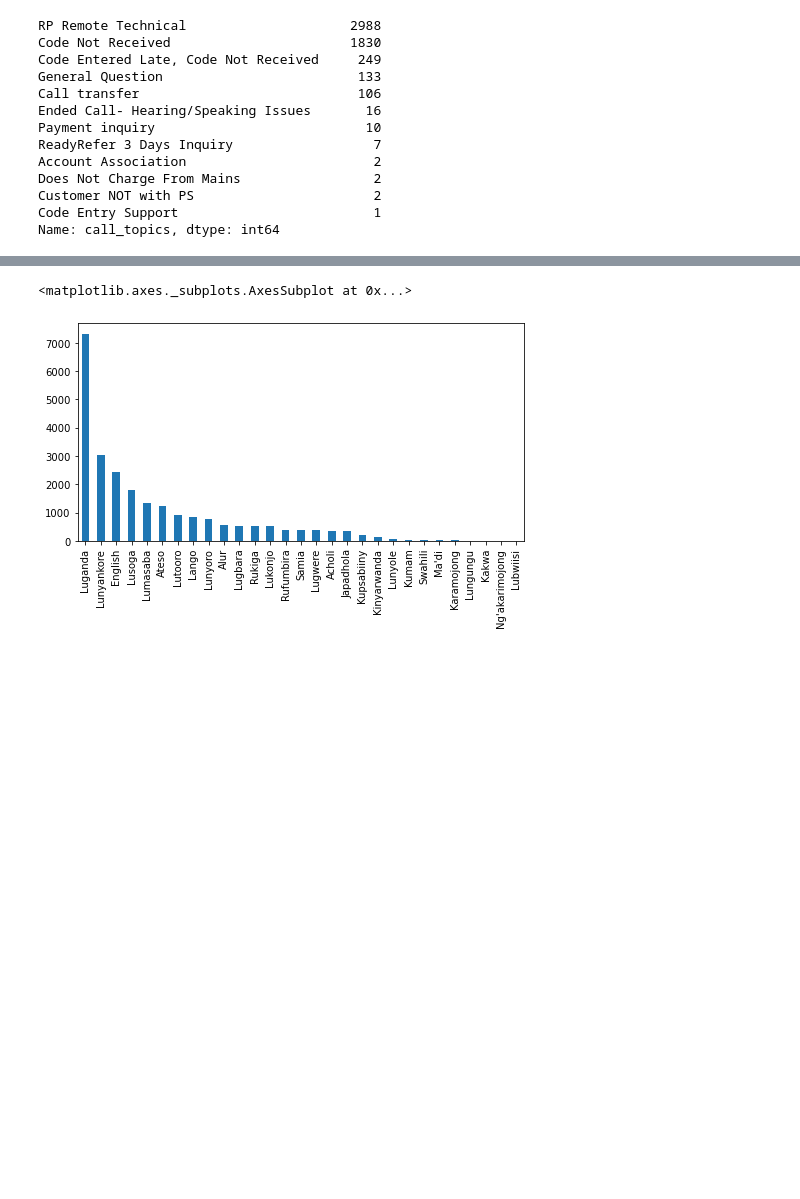
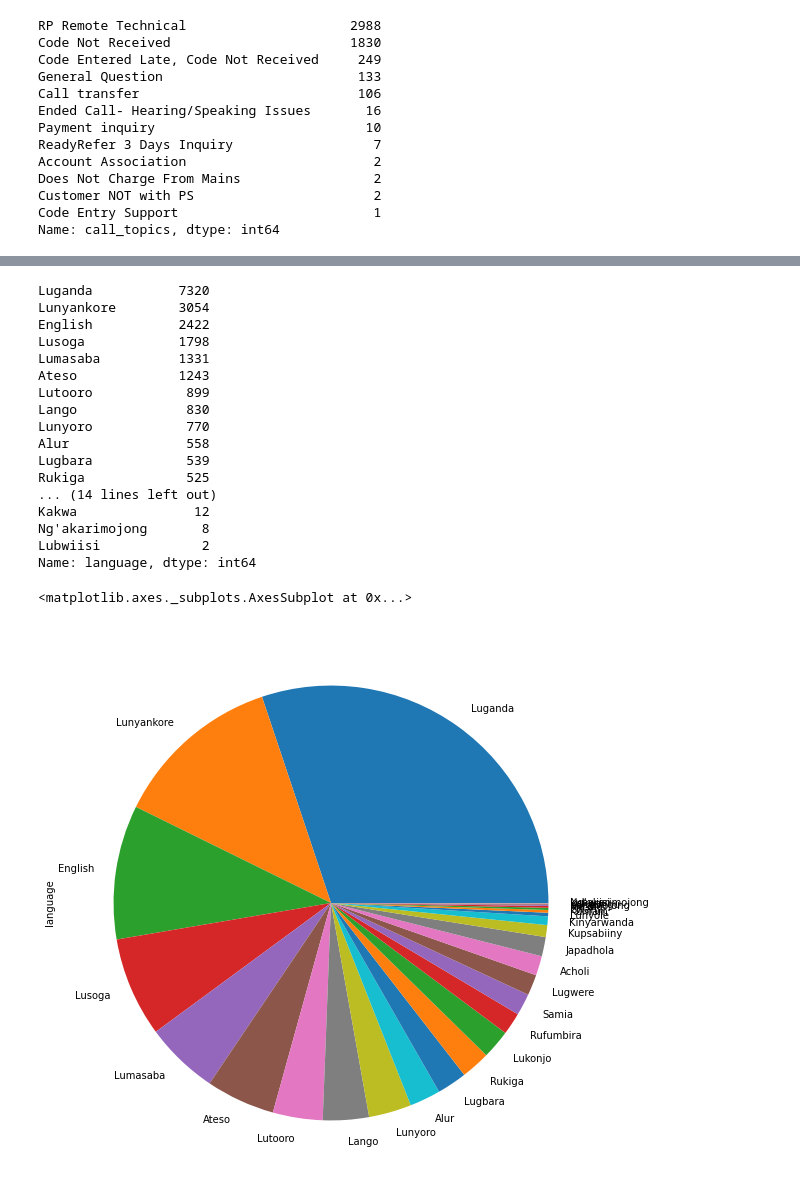
Before and after one commit to AtamaZack/call-center-app, a Jupyter notebook: data_analyzer.ipynb, the cells around one changed output, grey strips where cells are left out. Saved outputs shown, nothing was run; the diff lists cells and outputs as text; code cells hidden in the pictures; blank space fills up the shorter version.

```diff
--- a/data_analyzer.ipynb
+++ b/data_analyzer.ipynb
@@ -116,7 +182,28 @@ callers = data[data.call_direction == 'Incoming']
 
 # Step 2: Get number of callers per region using the 'language' column
 callers_per_region = callers.language.value_counts()
-callers_per_region.plot(kind='bar', figsize=(8, 4))
+callers_per_region
 # %% [output]
-<matplotlib.axes._subplots.AxesSubplot at 0x...>
+Luganda           7320
+Lunyankore        3054
+English           2422
+Lusoga            1798
+Lumasaba          1331
+Ateso             1243
+Lutooro            899
+Lango              830
+Lunyoro            770
+Alur               558
+Lugbara            539
+Rukiga             525
+... (14 lines left out)
+Kakwa               12
+Ng'akarimojong       8
+Lubwiisi             2
+Name: language, dtype: int64
-[figure, removed]
+# %%
+# Plot a Pie chart of callers per region
+callers_per_region.plot(kind='pie', figsize=(10, 10))
+# %% [output]
+<matplotlib.axes._subplots.AxesSubplot at 0x...>
+[figure, added]
```
Also changed, not shown: parts of 30 cells of this notebook, 2 other files.
